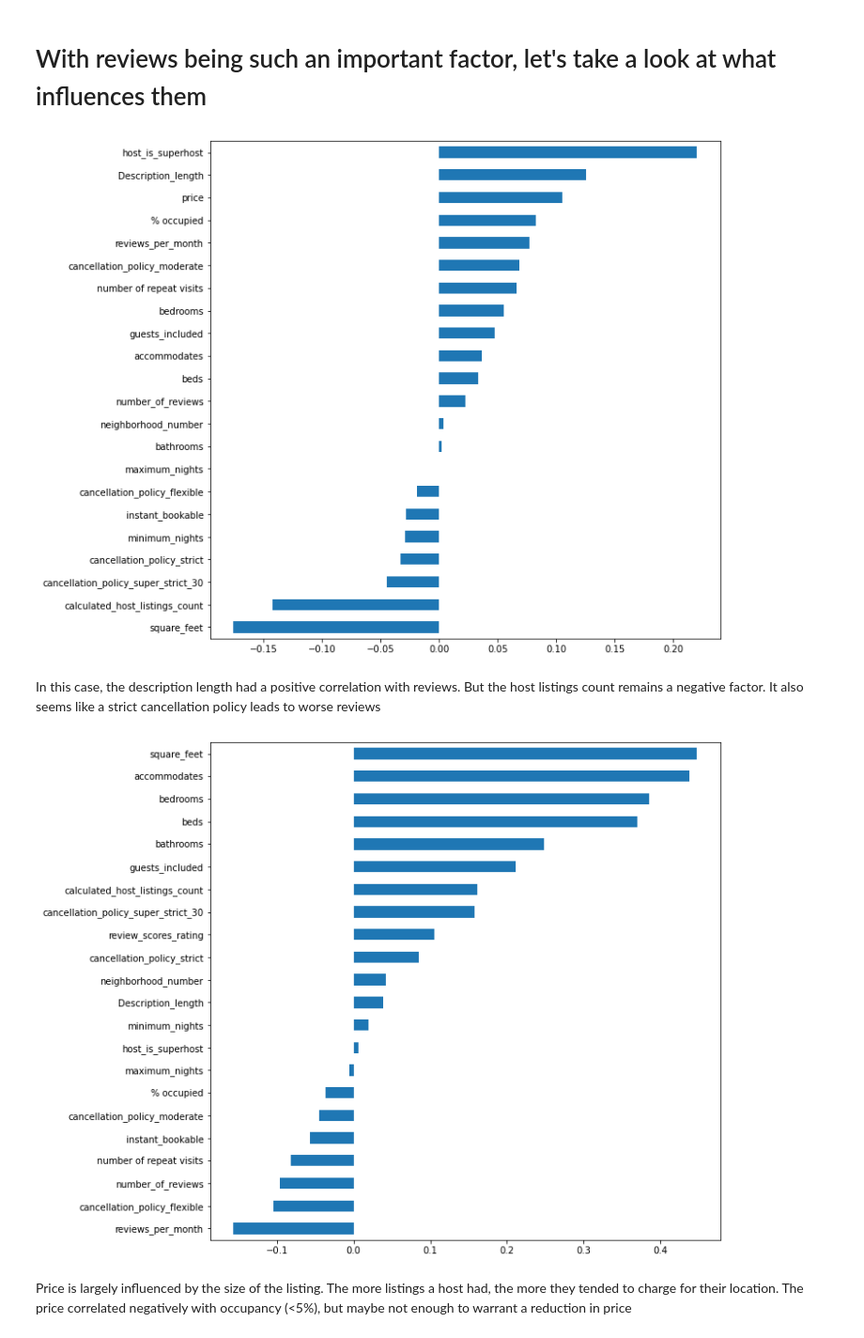
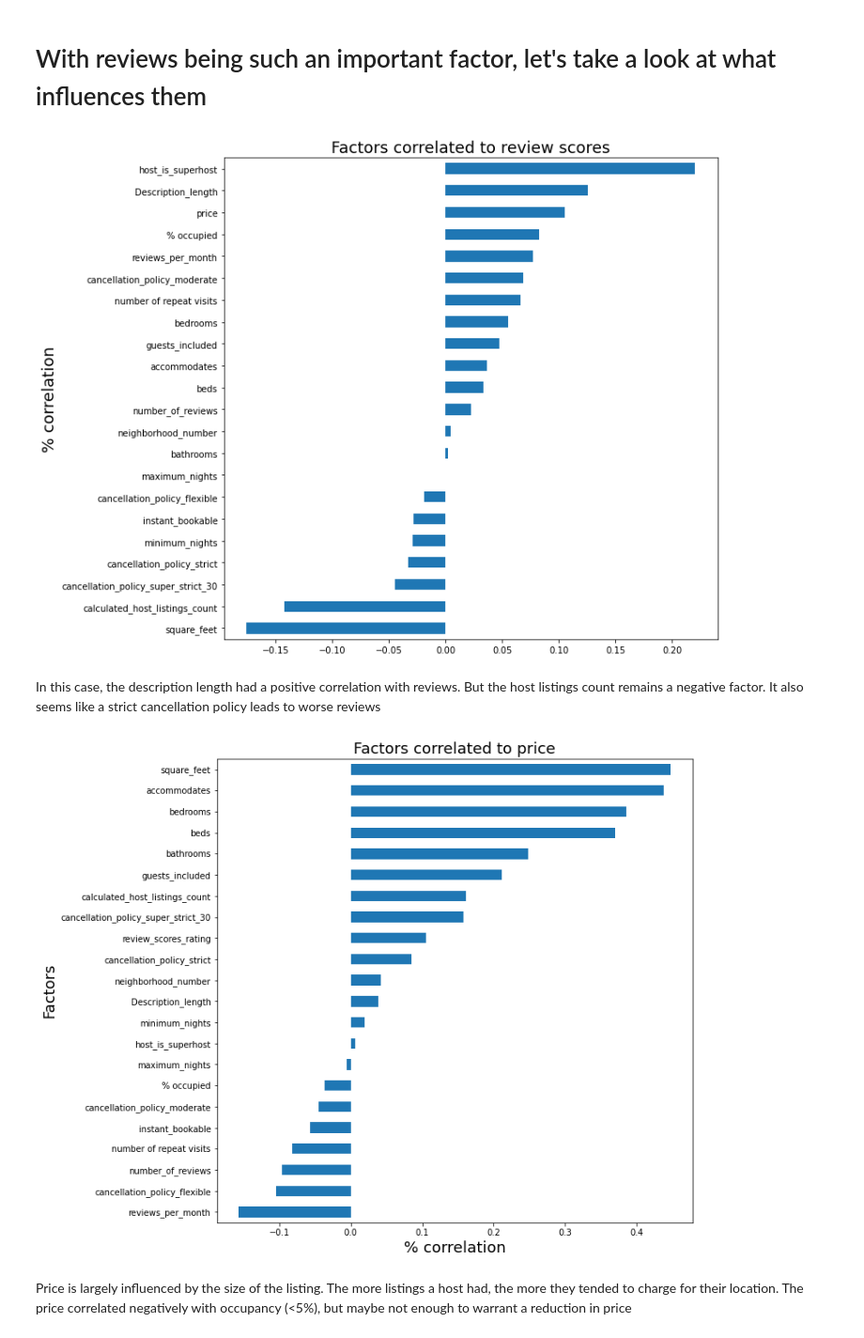
Before and after one commit to ogurashi/Boston-AirBnB-Analysis, a Jupyter notebook: rentals.ipynb, the cells around one changed output. Shown at 94% size. Saved outputs shown, nothing was run; the diff lists cells and outputs as text; code cells hidden in the pictures.

```diff
--- a/rentals.ipynb
+++ b/rentals.ipynb
@@ -977,9 +999,13 @@ columns_to_investigate = [
        'reviews_per_month', 'number of repeat visits','host_is_superhost', '% occupied','price'
        ]
 numerical_listings[columns_to_investigate].corr()['review_scores_rating'].drop('review_scores_rating').sort_values().plot(kind = 'barh',ax=ax)
+
+ax.set_title('Factors correlated to review scores',fontsize=18)
+ax.set_ylabel('Factors',fontsize=18)
+ax.set_ylabel('% correlation',fontsize=18)
 fig.savefig('final_reviews_scores_factors.png',bbox_inches='tight')
 # %% [output]
-[figure, old version]
+[figure, new version]
 # %% [markdown]
 In this case, the description length had a positive correlation with reviews.
 But the host listings count remains a negative factor.
@@ -987,19 +1013,24 @@ It also seems like a strict cancellation policy leads to worse reviews
 # %%
 #analyze
 #visualize
 fig, ax = plt.subplots(1,figsize = (10,10))
 
 columns_to_investigate = [
         'neighborhood_number', 'Description_length','cancellation_policy_flexible',
        'bathrooms', 'bedrooms', 'beds', 'square_feet', 'guests_included', 'cancellation_policy_moderate',
        'minimum_nights', 'maximum_nights','number_of_reviews','accommodates', 'cancellation_policy_strict',
         'calculated_host_listings_count','review_scores_rating', 'cancellation_policy_super_strict_30',
        'reviews_per_month', 'number of repeat visits','host_is_superhost', '% occupied','price','instant_bookable'
        ]
 numerical_listings[columns_to_investigate].corr()['price'].drop('price').sort_values().plot(kind = 'barh',ax=ax)
+
+ax.set_title('Factors correlated to price',fontsize=18)
+ax.set_ylabel('Factors',fontsize=18)
+ax.set_xlabel('% correlation',fontsize=18)
+
 fig.savefig('final_price_factors.png',bbox_inches='tight')
 # %% [output]
-[figure, old version]
+[figure, new version]
 # %% [markdown]
 Price is largely influenced by the size of the listing.
 The more listings a host had, the more they tended to charge for their location.
```
Also changed, not shown: parts of 30 cells of this notebook.
